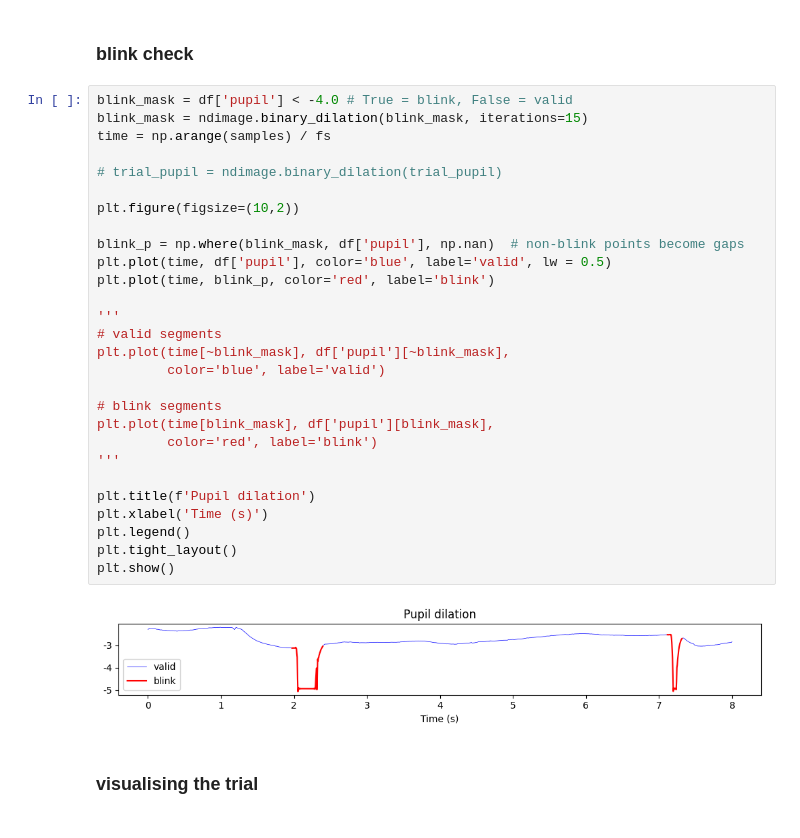
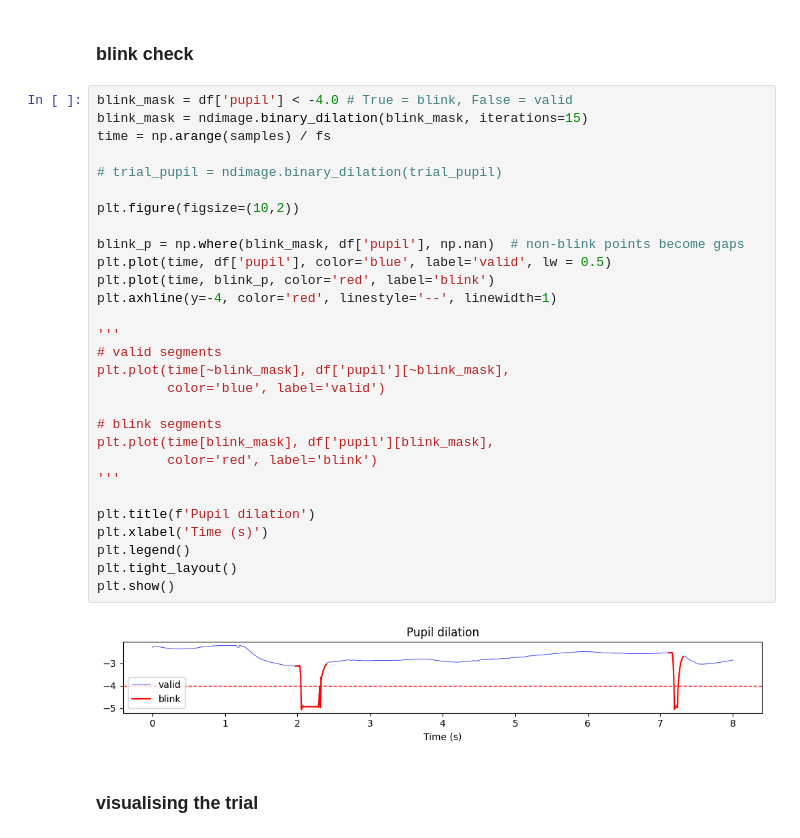
Before and after one commit to anjisuri/lab-project, a Jupyter notebook: blinks.ipynb, the cells around one changed output. Saved outputs shown, nothing was run; the diff lists cells and outputs as text.

```diff
--- a/blinks.ipynb
+++ b/blinks.ipynb
@@ -41,33 +41,34 @@ plt.show()
 # %%
 blink_mask = df['pupil'] < -4.0 # True = blink, False = valid
 blink_mask = ndimage.binary_dilation(blink_mask, iterations=15)
 time = np.arange(samples) / fs
 
 # trial_pupil = ndimage.binary_dilation(trial_pupil)
 
 plt.figure(figsize=(10,2))
 
 blink_p = np.where(blink_mask, df['pupil'], np.nan)  # non-blink points become gaps
 plt.plot(time, df['pupil'], color='blue', label='valid', lw = 0.5)
 plt.plot(time, blink_p, color='red', label='blink')
+plt.axhline(y=-4, color='red', linestyle='--', linewidth=1)
 
 '''
 # valid segments
 plt.plot(time[~blink_mask], df['pupil'][~blink_mask],
          color='blue', label='valid')
 
 # blink segments
 plt.plot(time[blink_mask], df['pupil'][blink_mask],
          color='red', label='blink')
 '''
 
 plt.title(f'Pupil dilation')
 plt.xlabel('Time (s)')
 plt.legend()
 plt.tight_layout()
 plt.show()
 # %% [output]
-[figure, old version]
+[figure, new version]
 # %% [markdown]
 ### visualising the trial
 # %%
```
Also changed, not shown: parts of 3 cells of this notebook.
